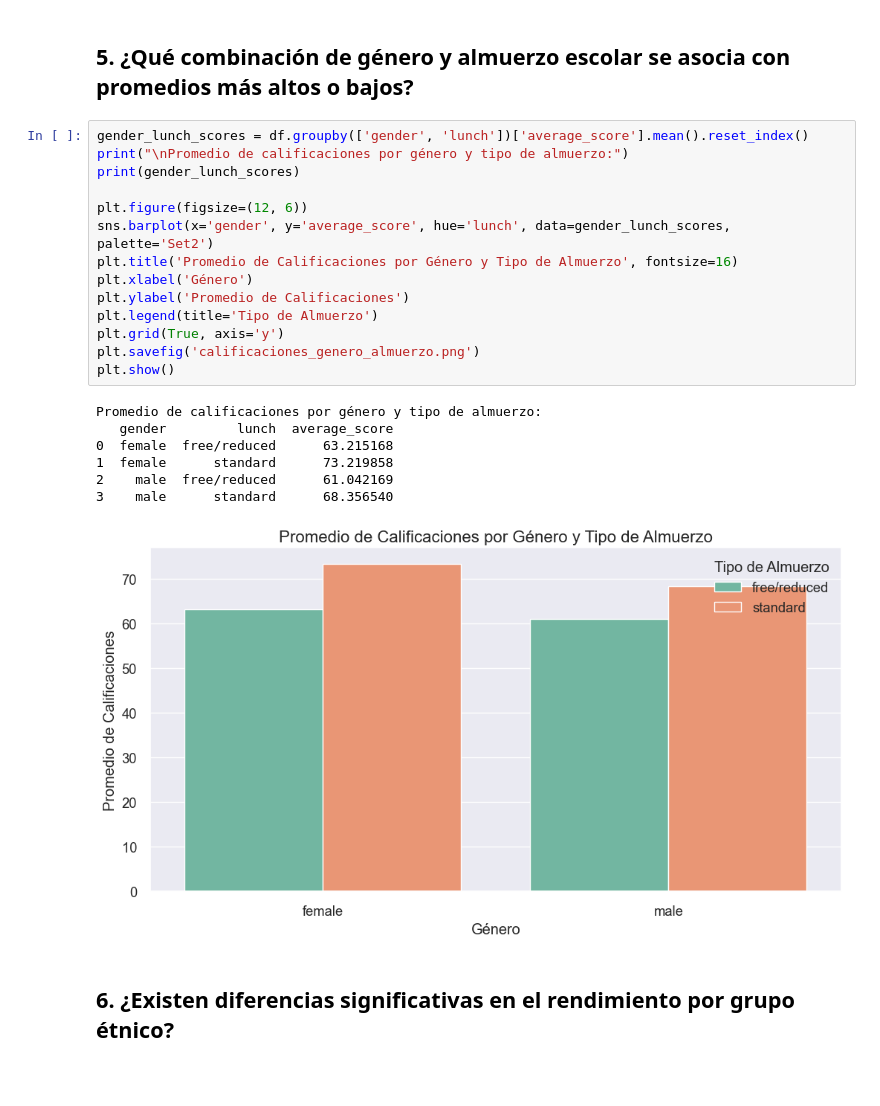
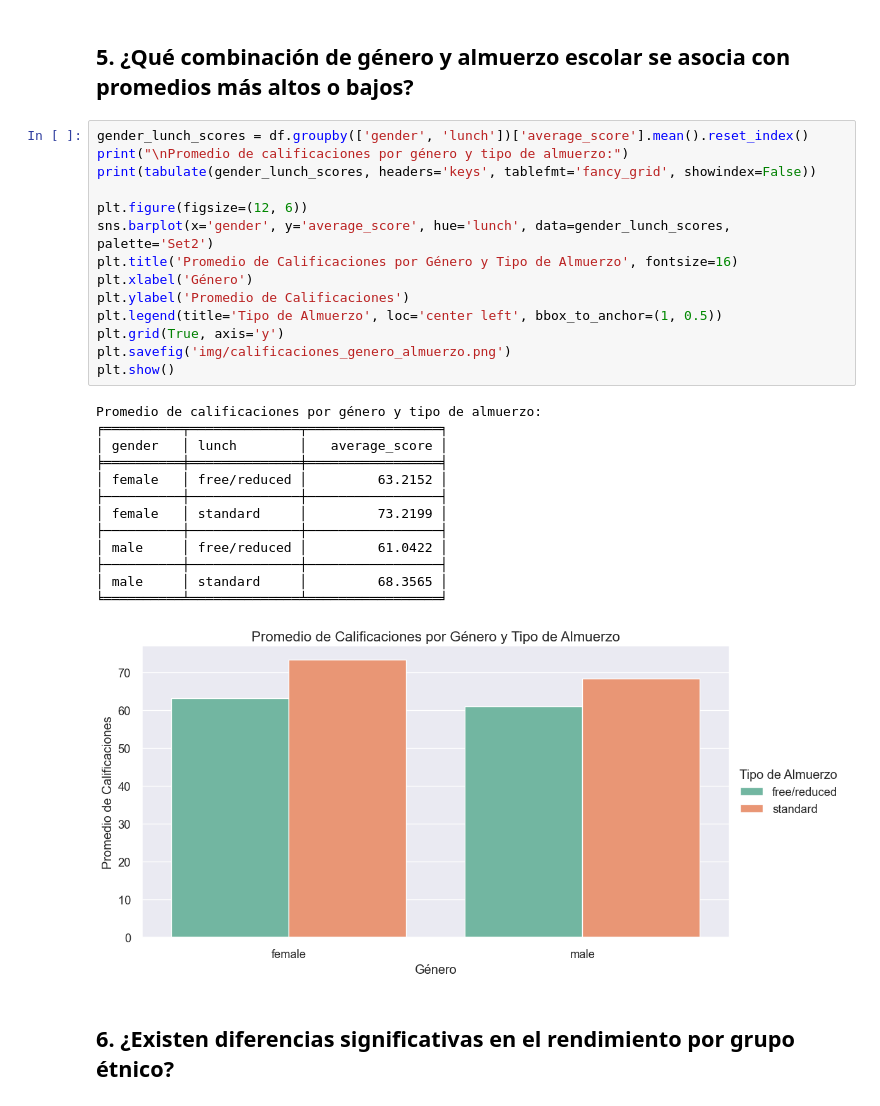
Before and after one commit to driosoft-pro/dataEducacion, a Jupyter notebook: student_performance.ipynb, the cells around one changed output. Cells and saved outputs as stored; diff of their text form; blank space fills up the shorter version.

```diff
--- a/student_performance.ipynb
+++ b/student_performance.ipynb
@@ -213,25 +233,31 @@ none                         65.038941
 # %%
 gender_lunch_scores = df.groupby(['gender', 'lunch'])['average_score'].mean().reset_index()
 print("\nPromedio de calificaciones por género y tipo de almuerzo:")
-print(gender_lunch_scores)
+print(tabulate(gender_lunch_scores, headers='keys', tablefmt='fancy_grid', showindex=False))
 
 plt.figure(figsize=(12, 6))
 sns.barplot(x='gender', y='average_score', hue='lunch', data=gender_lunch_scores, palette='Set2')
 plt.title('Promedio de Calificaciones por Género y Tipo de Almuerzo', fontsize=16)
 plt.xlabel('Género')
 plt.ylabel('Promedio de Calificaciones')
-plt.legend(title='Tipo de Almuerzo')
+plt.legend(title='Tipo de Almuerzo', loc='center left', bbox_to_anchor=(1, 0.5))
 plt.grid(True, axis='y')
-plt.savefig('calificaciones_genero_almuerzo.png')
+plt.savefig('img/calificaciones_genero_almuerzo.png')
 plt.show()
 # %% [output]
 Promedio de calificaciones por género y tipo de almuerzo:
-   gender         lunch  average_score
-0  female  free/reduced      63.215168
-1  female      standard      73.219858
-2    male  free/reduced      61.042169
-3    male      standard      68.356540
+╒══════════╤══════════════╤═════════════════╕
+│ gender   │ lunch        │   average_score │
+╞══════════╪══════════════╪═════════════════╡
+│ female   │ free/reduced │         63.2152 │
+├──────────┼──────────────┼─────────────────┤
+│ female   │ standard     │         73.2199 │
+├──────────┼──────────────┼─────────────────┤
+│ male     │ free/reduced │         61.0422 │
+├──────────┼──────────────┼─────────────────┤
+│ male     │ standard     │         68.3565 │
+╘══════════╧══════════════╧═════════════════╛
-[figure, old version]
+[figure, new version]
 # %% [markdown]
 ## 6. ¿Existen diferencias significativas en el rendimiento por grupo étnico?
 # %%
```
Also changed, not shown: parts of 9 cells of this notebook, 25 other files.
